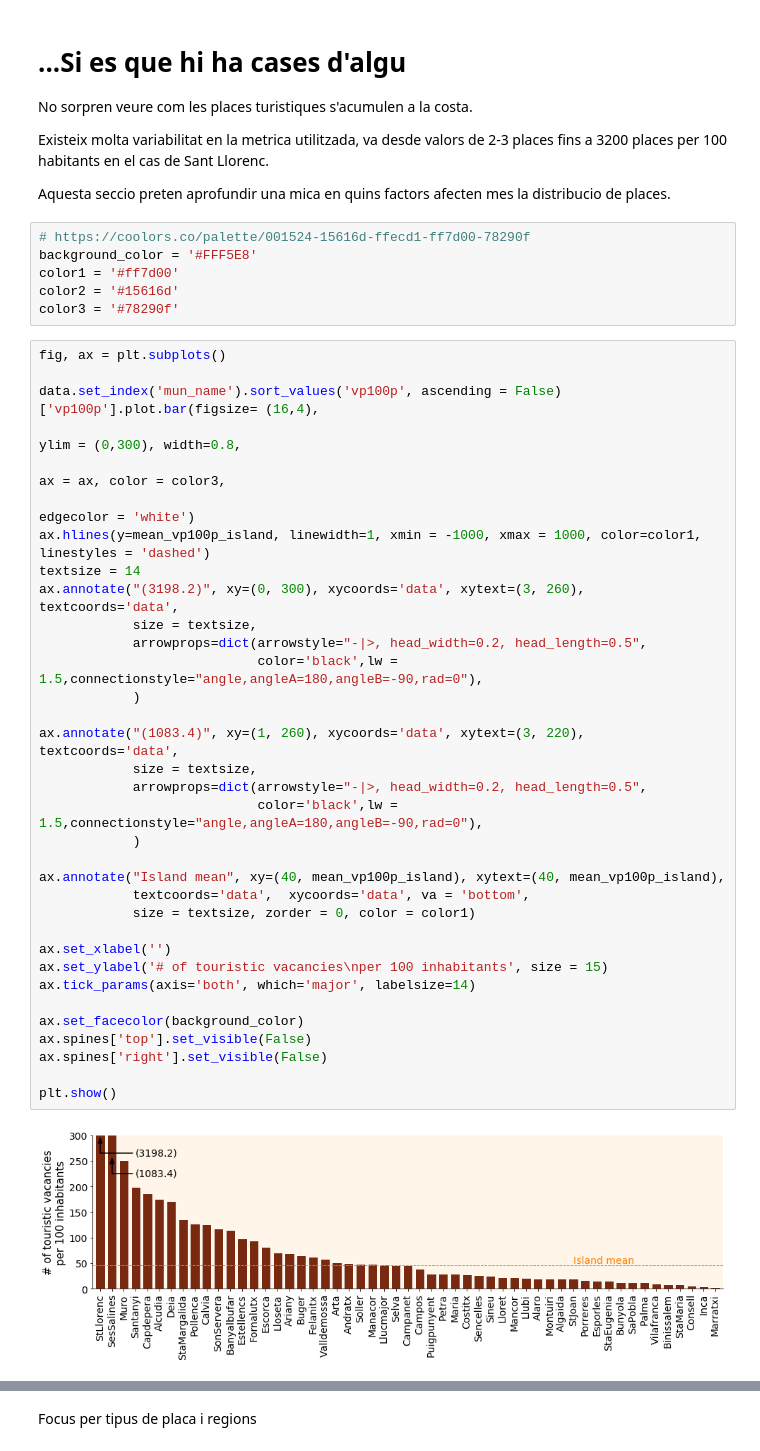
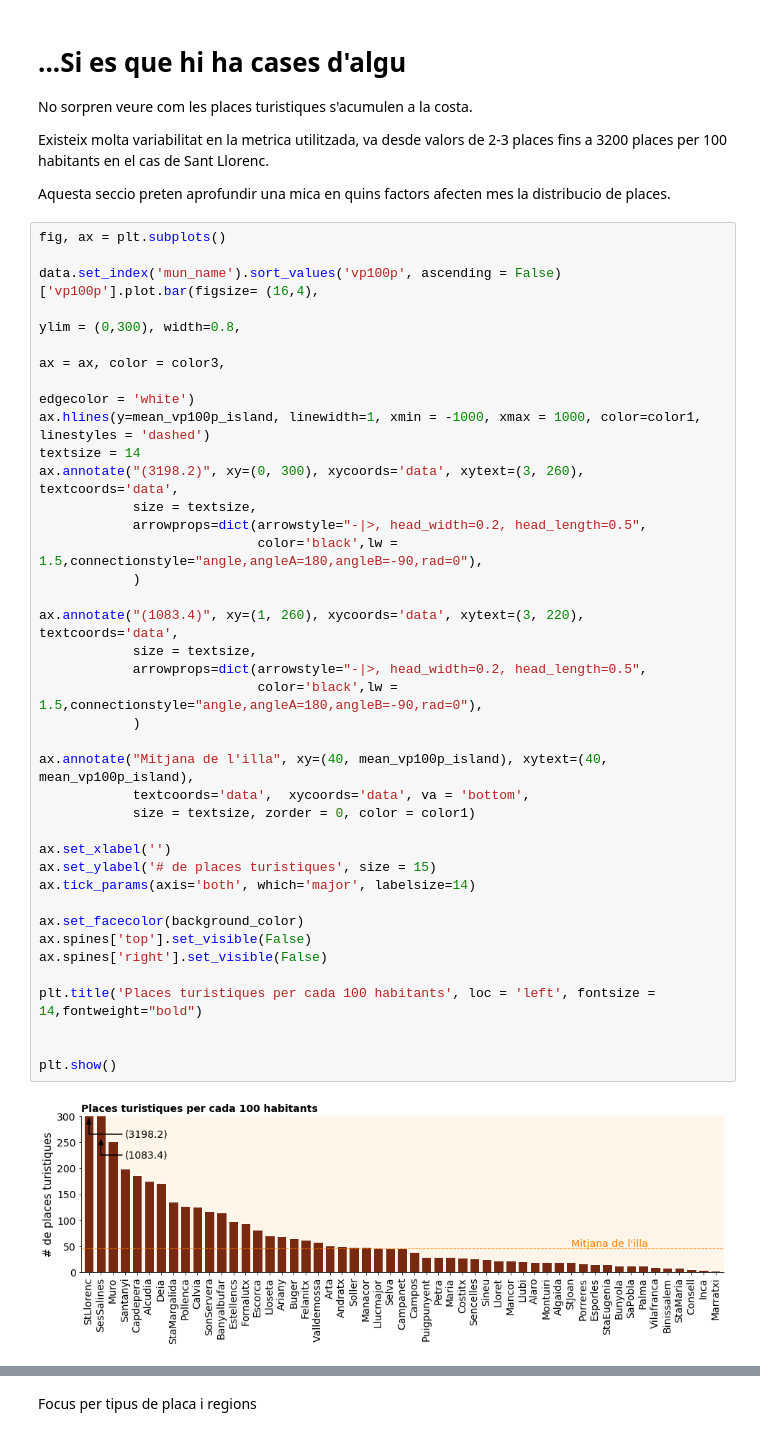
Before and after one commit to jpalm3r/cases-d-algu, a Jupyter notebook: TerraCremada.ipynb, the cells around one changed output, grey strips where cells are left out. Drawn from its saved outputs; the diff is of its cells as text.

```diff
--- a/TerraCremada.ipynb
+++ b/TerraCremada.ipynb
@@ -86,45 +77,42 @@ No sorpren veure com les places turistiques s'acumulen a la costa.
 Existeix molta variabilitat en la metrica utilitzada, va desde valors de 2-3 places fins a 3200 places per 100 habitants en el cas de Sant Llorenc.
 
 Aquesta seccio preten aprofundir una mica en quins factors afecten mes la distribucio de places.
-# %%
-# https://coolors.co/palette/001524-15616d-ffecd1-ff7d00-78290f
-background_color = '#FFF5E8'
-color1 = '#ff7d00'
-color2 = '#15616d'
-color3 = '#78290f'
 # %%
 fig, ax = plt.subplots()
 
 data.set_index('mun_name').sort_values('vp100p', ascending = False)['vp100p'].plot.bar(figsize= (16,4),
                                                                                        ylim = (0,300), width=0.8,
                                                                                        ax = ax, color = color3,
                                                                                        edgecolor = 'white')
 ax.hlines(y=mean_vp100p_island, linewidth=1, xmin = -1000, xmax = 1000, color=color1, linestyles = 'dashed')
 textsize = 14
 ax.annotate("(3198.2)", xy=(0, 300), xycoords='data', xytext=(3, 260), textcoords='data',
             size = textsize,
             arrowprops=dict(arrowstyle="-|>, head_width=0.2, head_length=0.5",
                             color='black',lw =  1.5,connectionstyle="angle,angleA=180,angleB=-90,rad=0"),
             )
 
 ax.annotate("(1083.4)", xy=(1, 260), xycoords='data', xytext=(3, 220), textcoords='data',
             size = textsize,
             arrowprops=dict(arrowstyle="-|>, head_width=0.2, head_length=0.5",
                             color='black',lw =  1.5,connectionstyle="angle,angleA=180,angleB=-90,rad=0"),
             )
 
-ax.annotate("Island mean", xy=(40, mean_vp100p_island), xytext=(40, mean_vp100p_island),
+ax.annotate("Mitjana de l'illa", xy=(40, mean_vp100p_island), xytext=(40, mean_vp100p_island),
             textcoords='data',  xycoords='data', va = 'bottom',
             size = textsize, zorder = 0, color = color1)
 
 ax.set_xlabel('')
-ax.set_ylabel('# of touristic vacancies\nper 100 inhabitants', size = 15)
+ax.set_ylabel('# de places turistiques', size = 15)
 ax.tick_params(axis='both', which='major', labelsize=14)
 
 ax.set_facecolor(background_color)
 ax.spines['top'].set_visible(False)
 ax.spines['right'].set_visible(False)
 
+plt.title('Places turistiques per cada 100 habitants', loc = 'left', fontsize = 14,fontweight="bold")
+
+
 plt.show()
 # %% [output]
-[figure, old version]
+[figure, new version]
```
Also changed, not shown: parts of 8 cells of this notebook, 1 other file.
